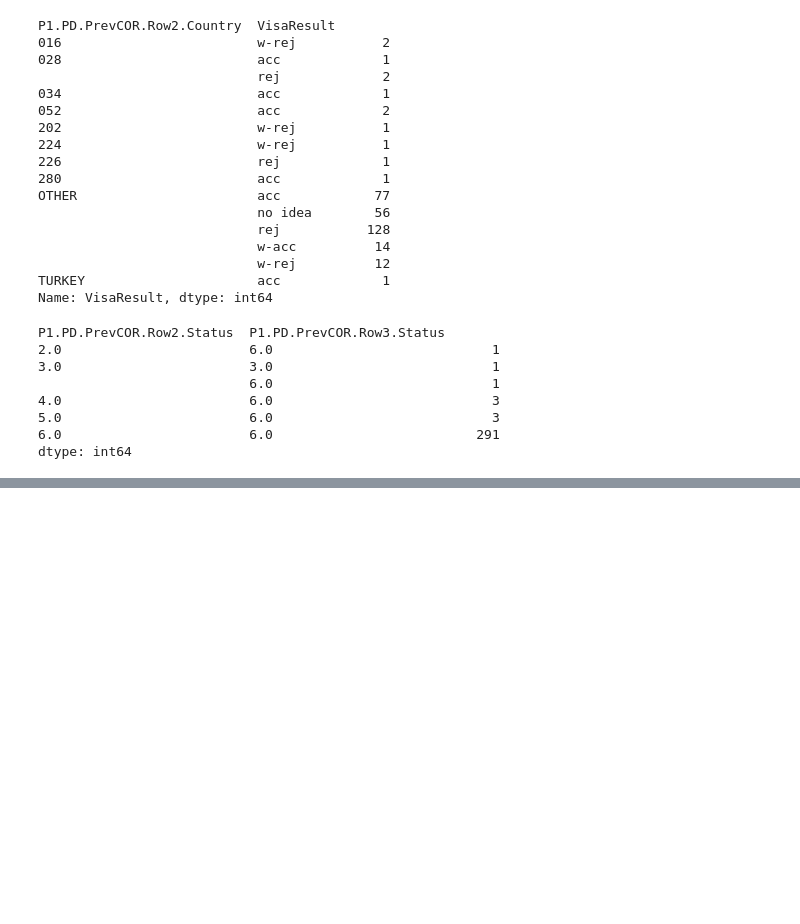
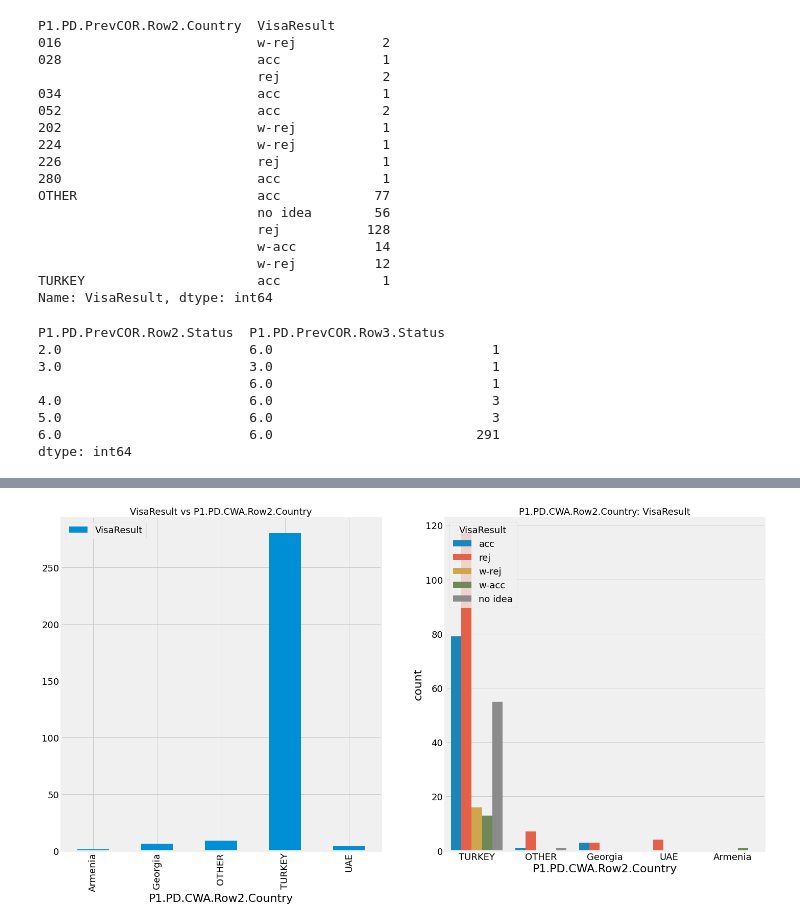
Before and after one commit to Nikronic/visaland-visa-form-utility, a Jupyter notebook: notebooks/data_exploration_dev.ipynb, the cells around one changed output, grey strips where cells are left out. Saved outputs shown, nothing was run; the diff lists cells and outputs as text; code cells hidden in the pictures; blank space fills up the shorter version.

```diff
--- a/notebooks/data_exploration_dev.ipynb
+++ b/notebooks/data_exploration_dev.ipynb
@@ -588,0 +643,22 @@ data.drop(['P1.PD.PrevCOR.Row2.Country', 'P1.PD.PrevCOR.Row2.Status', 'P1.PD.Pre
+# %%
+# convert numbers to countries and transform them into categories that are more frequent
+
+number_to_country = {
+    '049': 'Armenia',
+    '052': 'Georgia',
+    '280': 'UAE',
+    'IRAN': 'TURKEY',  # CWA cannot be Iran, prob Turkey
+    'OTHER': 'TURKEY',  # CWA cannot be OTHER, pro Turkey
+    'TURKEY': 'TURKEY',
+}
+
+def fix_cwa(string: str, dic):
+    if string in dic.keys():
+        string = string.replace(string, dic[string])
+    else:
+        string = 'OTHER'
+    return string
+
+feature_name = 'P1.PD.CWA.Row2.Country'
+data[feature_name] = data[feature_name].apply(
+    func=fix_cwa, args=(number_to_country, ))
@@ -588,0 +669,4 @@ data.drop(['P1.PD.PrevCOR.Row2.Country', 'P1.PD.PrevCOR.Row2.Status', 'P1.PD.Pre
+# %%
+output_name = 'VisaResult'
+feature_name = 'P1.PD.CWA.Row2.Country'
+data.groupby([feature_name, output_name])[output_name].count()
@@ -588,0 +688,11 @@ data.drop(['P1.PD.PrevCOR.Row2.Country', 'P1.PD.PrevCOR.Row2.Status', 'P1.PD.Pre
+# %%
+f, ax = plt.subplots(1, 2, figsize=(22, 12))
+data[[feature_name, output_name]].groupby(
+    [feature_name]).count().plot.bar(ax=ax[0])
+ax[0].set_title('{} vs {}'.format(output_name, feature_name))
+sns.countplot(feature_name, hue=output_name, data=data,
+              ax=ax[1], hue_order=output_hue_order)
+ax[1].set_title('{}: {}'.format(feature_name, output_name))
+plt.show()
+# %% [output]
+[figure, added]
```
Also changed, not shown: parts of 90 cells of this notebook.
